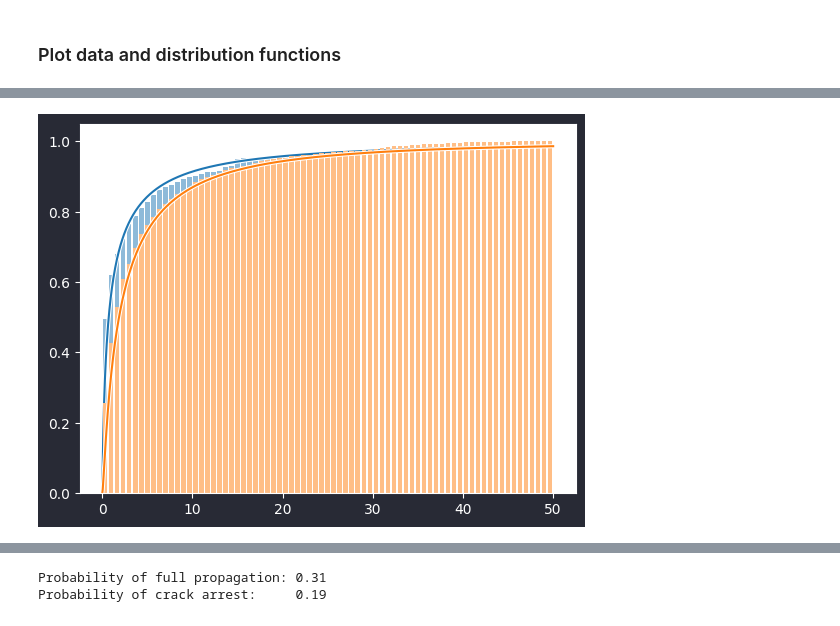
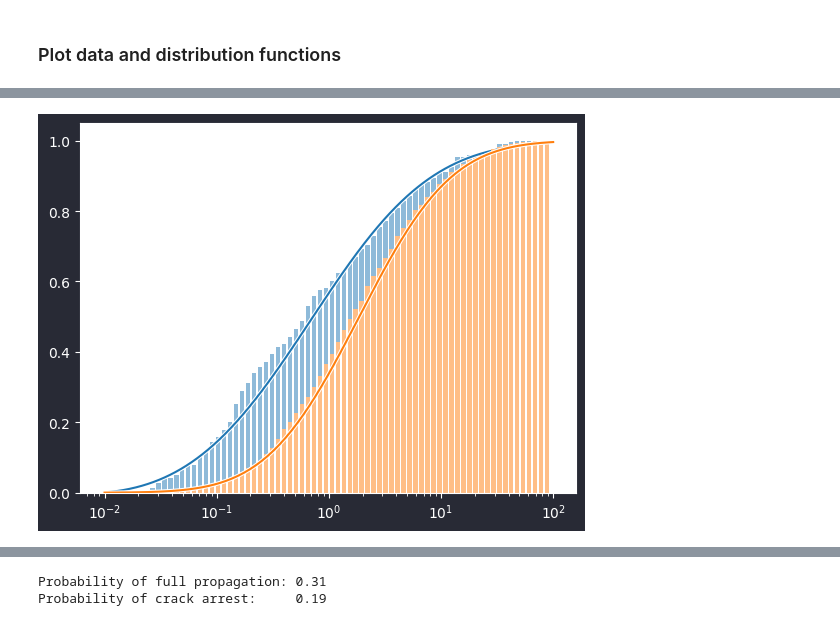
Before and after one commit to 2phi/oracle, a Jupyter notebook: analysis.ipynb, the cells around one changed output, grey strips where cells are left out. Cells and saved outputs as stored; diff of their text form; code cells hidden in the pictures.

```diff
--- a/analysis.ipynb
+++ b/analysis.ipynb
@@ -304,5 +257,5 @@ plot.lognorm_pdf(df_end['Gc'], range=[0, 1], histogram=False)
 # %%
-plot.lognorm_cdf(df_arr['Gc'], range=[0, 50], histogram=True)
-plot.lognorm_cdf(df_end['Gc'], range=[0, 50], histogram=True)
+plot.lognorm_distribution(df_arr['Gc'], kind='cdf', range=[1e-2, 100], histogram=True, log=True)
+plot.lognorm_distribution(df_end['Gc'], kind='cdf', range=[1e-2, 100], histogram=True, log=True)
 # %% [output]
-[figure, old version]
+[figure, new version]
```
Also changed, not shown: parts of 19 cells of this notebook.
